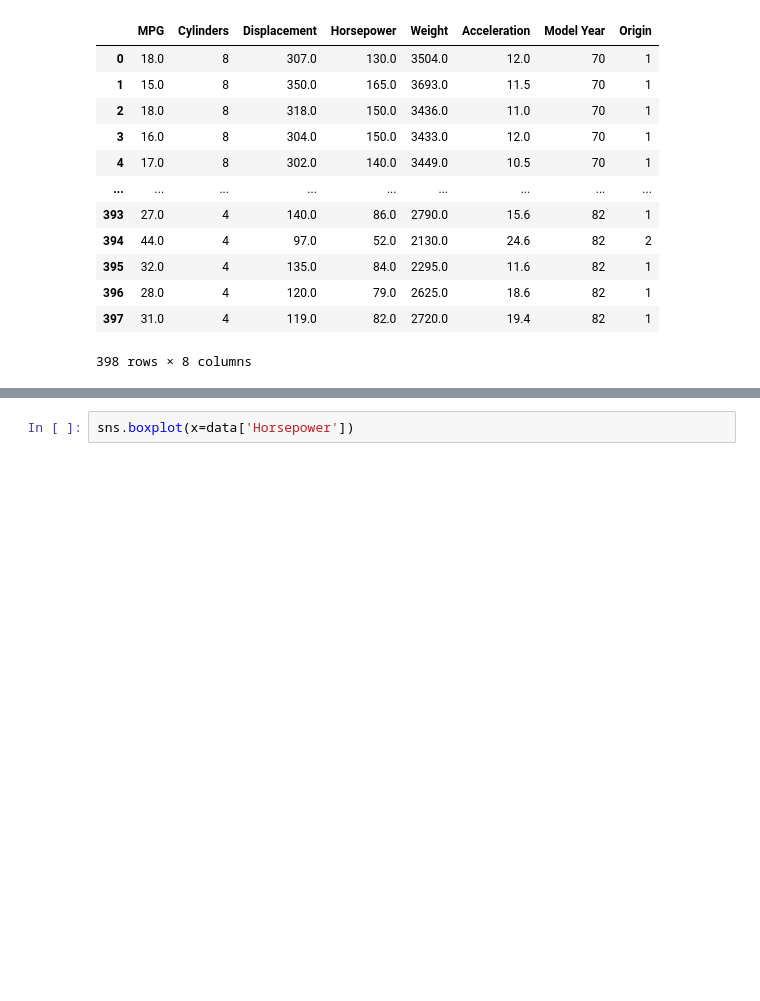
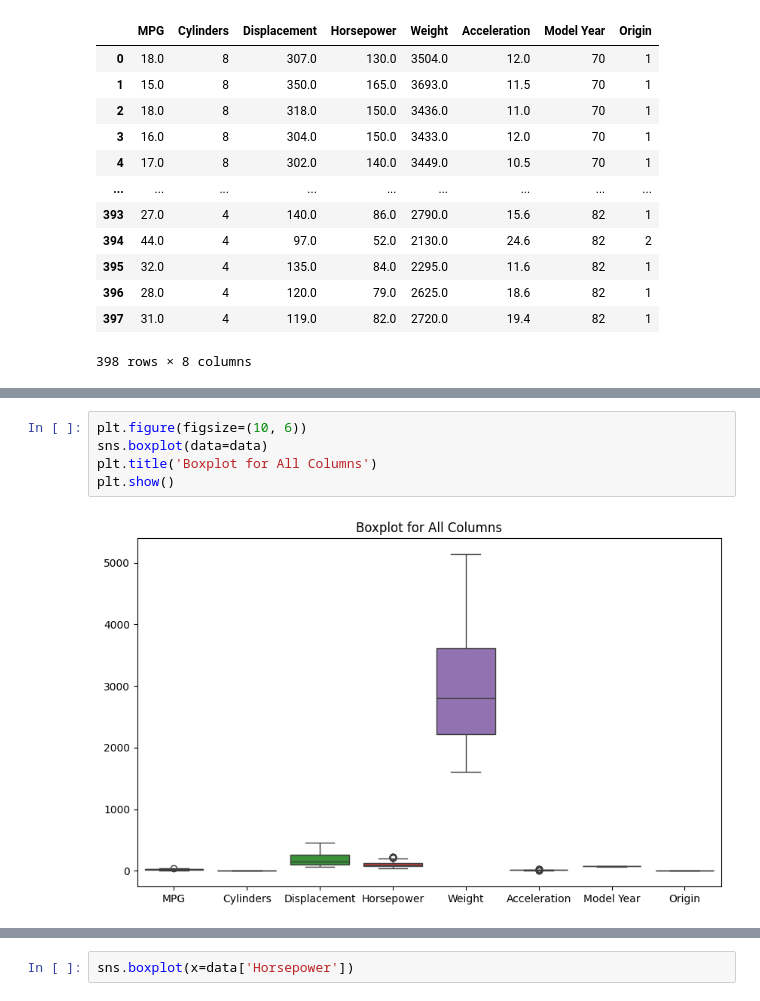
Before and after one commit to waheb-1988/machine_learning_pipeline, a Jupyter notebook: code/models/eda_num.ipynb, the cells around one changed output, grey strips where cells are left out. Cells and saved outputs as stored; diff of their text form; blank space fills up the shorter version.

```diff
--- a/code/models/eda_num.ipynb
+++ b/code/models/eda_num.ipynb
@@ -99,3 +209,10 @@ data.describe()
 | 50% | 23.000000 | 4.000000 | 148.500000 | 93.500000 | 2803.500000 | 15.500000 | 76.000000 | 1.000000 |
 | 75% | 29.000000 | 8.000000 | 262.000000 | 126.000000 | 3608.000000 | 17.175000 | 79.000000 | 2.000000 |
 | max | 46.600000 | 8.000000 | 455.000000 | 230.000000 | 5140.000000 | 24.800000 | 82.000000 | 3.000000 |
+# %%
+plt.figure(figsize=(10, 6))
+sns.boxplot(data=data)
+plt.title('Boxplot for All Columns')
+plt.show()
+# %% [output]
+[figure, added]
```
Also changed, not shown: parts of 17 cells of this notebook, 5 other files.
